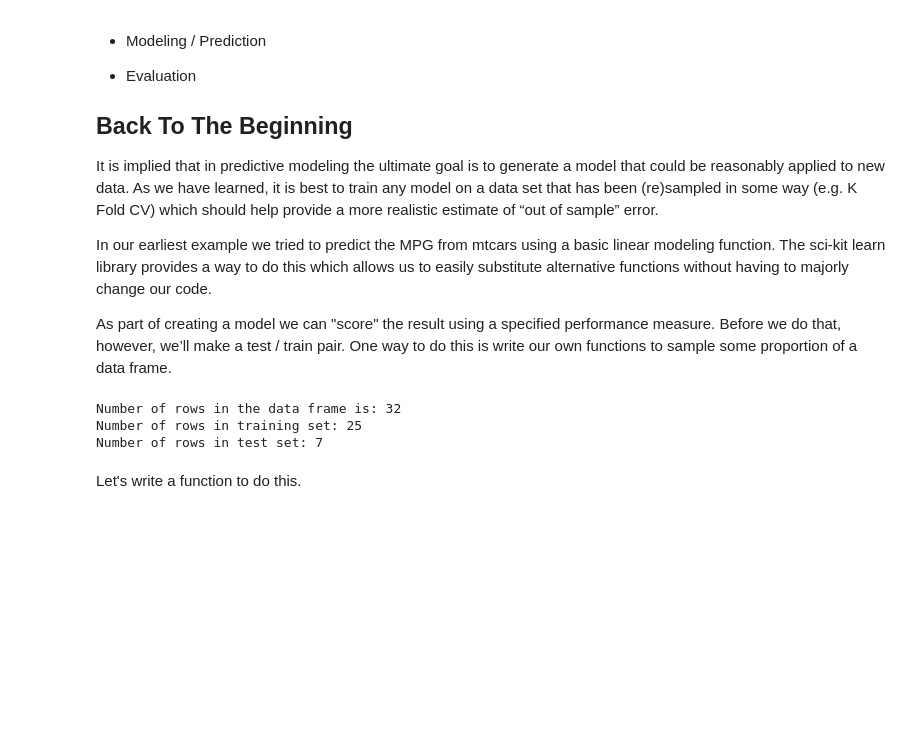
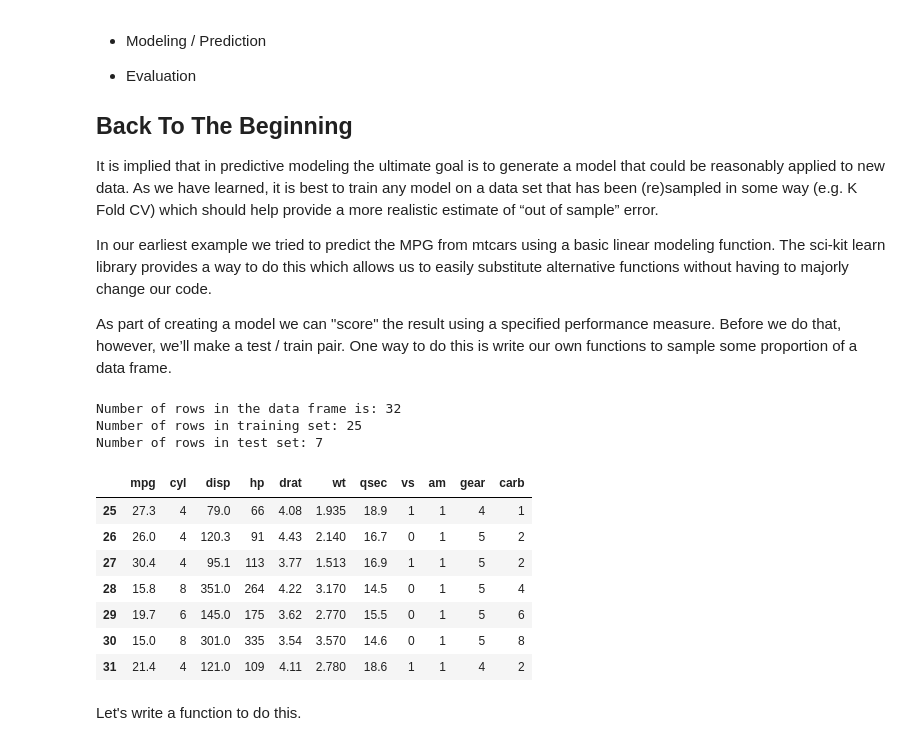
Before and after one commit to steviep42/bios_534, a Jupyter notebook: CH_5_scikitlearn.ipynb, the cells around one changed output. Cells and saved outputs as stored; diff of their text form; code cells hidden in the pictures; blank space fills up the shorter version.

```diff
--- a/CH_5_scikitlearn.ipynb
+++ b/CH_5_scikitlearn.ipynb
@@ -83,6 +83,17 @@ print("Number of rows in test set:", len(test))
 Number of rows in the data frame is: 32
 Number of rows in training set: 25
 Number of rows in test set: 7
+# %%
+test
+# %% [output]
+|  | mpg | cyl | disp | hp | drat | wt | qsec | vs | am | gear | carb |
+| 25 | 27.3 | 4 | 79.0 | 66 | 4.08 | 1.935 | 18.9 | 1 | 1 | 4 | 1 |
+| 26 | 26.0 | 4 | 120.3 | 91 | 4.43 | 2.140 | 16.7 | 0 | 1 | 5 | 2 |
+| 27 | 30.4 | 4 | 95.1 | 113 | 3.77 | 1.513 | 16.9 | 1 | 1 | 5 | 2 |
+| 28 | 15.8 | 8 | 351.0 | 264 | 4.22 | 3.170 | 14.5 | 0 | 1 | 5 | 4 |
+| 29 | 19.7 | 6 | 145.0 | 175 | 3.62 | 2.770 | 15.5 | 0 | 1 | 5 | 6 |
+| 30 | 15.0 | 8 | 301.0 | 335 | 3.54 | 3.570 | 14.6 | 0 | 1 | 5 | 8 |
+| 31 | 21.4 | 4 | 121.0 | 109 | 4.11 | 2.780 | 18.6 | 1 | 1 | 4 | 2 |
 # %% [markdown]
 Let's write a function to do this.
 # %%
```
Also changed, not shown: parts of 28 cells of this notebook, 5 other files.
